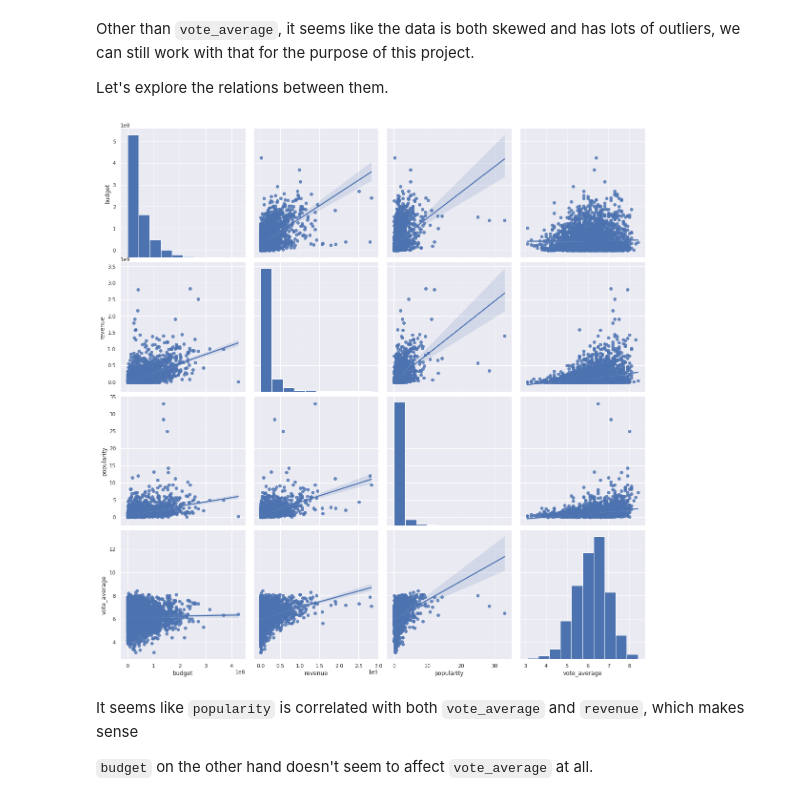
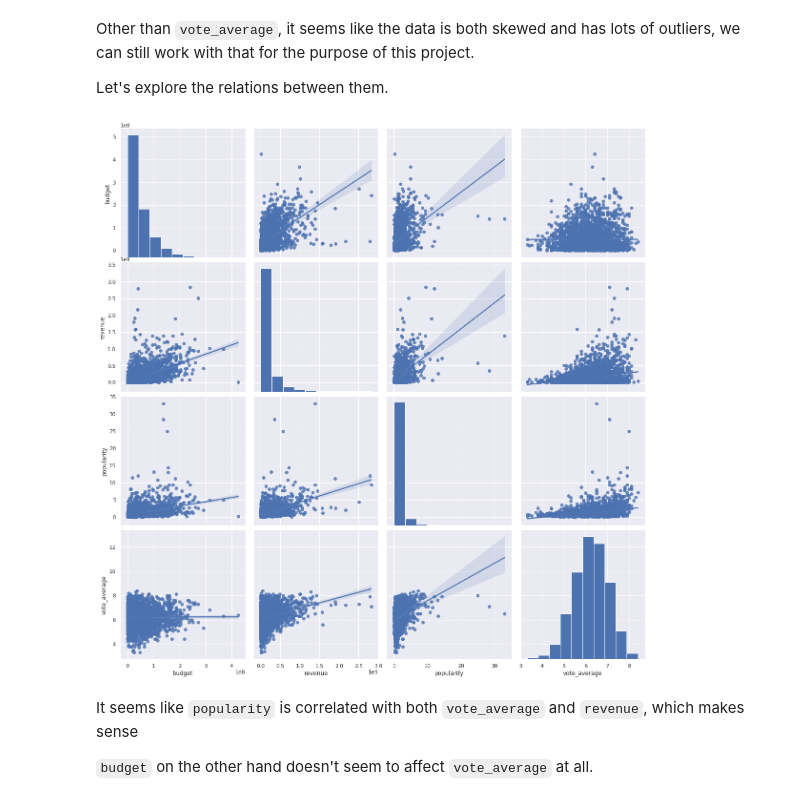
Before and after one commit to husmen/DAND_Udacity, a Jupyter notebook: P2/P2_Investigate_a_Dataset.ipynb, the cells around one changed output. Cells and saved outputs as stored; diff of their text form; code cells hidden in the pictures.

```diff
--- a/P2/P2_Investigate_a_Dataset.ipynb
+++ b/P2/P2_Investigate_a_Dataset.ipynb
@@ -132,6 +132,7 @@ Some entries have
 # %%
 df_clean = df_clean[df_clean.vote_count >= 38].dropna()
 df_clean2 = df_clean[df_clean.budget != 0]
+df_clean2 = df_clean2[df_clean.revenue != 0]
 
 print(df_clean.shape[0]/df.shape[0], df_clean2.shape[0]/df.shape[0])
 # %% [output]
@@ -164,9 +177,9 @@ Other than `vote_average`, it seems like the data is both skewed and has lots of
 
 Let's explore the relations between them.
 # %%
-sns.pairplot(df_clean2[col_interest], size=4, kind="reg");
+g = sns.pairplot(df_clean2[col_interest], size=4, kind="reg");
 # %% [output]
-[figure, old version]
+[figure, new version]
 # %% [markdown]
 It seems like `popularity` is correlated with both `vote_average` and `revenue`, which makes sense
 
```
Also changed, not shown: parts of 15 cells of this notebook, 1 other file.
